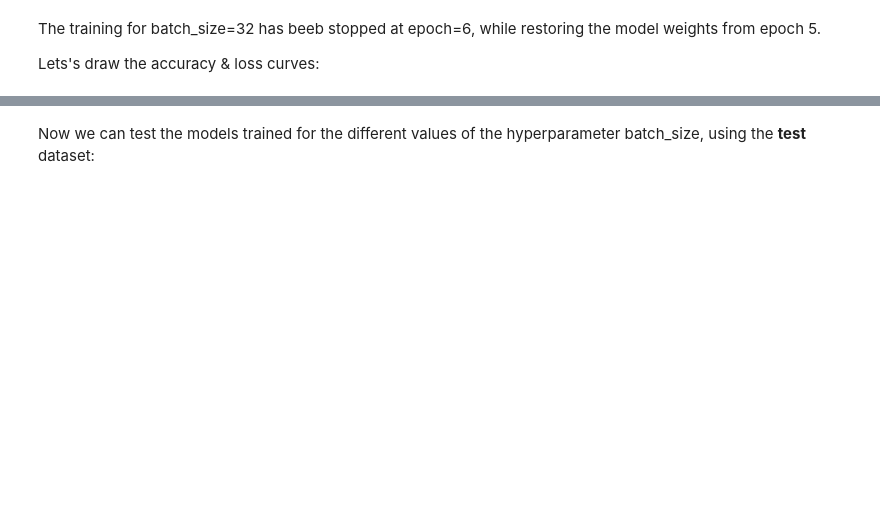
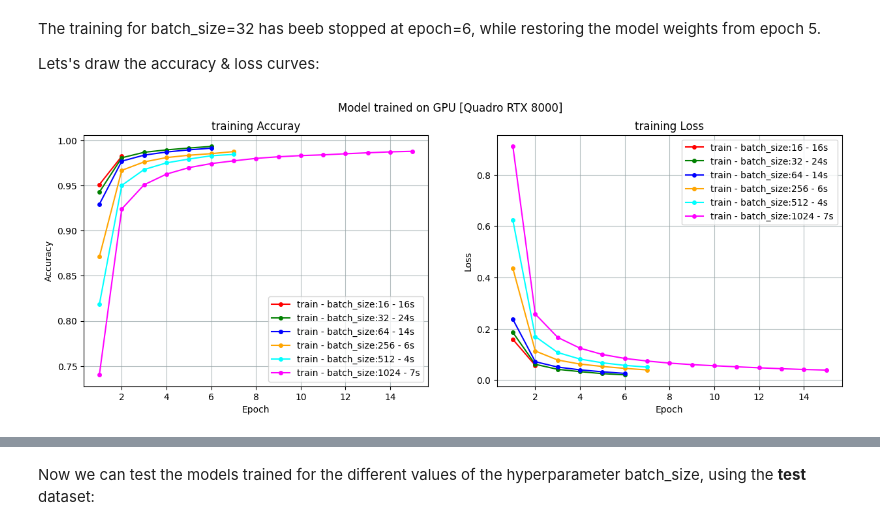
Before and after one commit to cjlux/Reproductibility-MNIST-CNN-GPU, a Jupyter notebook: MNIST_CNN_GPU-HyperP.ipynb, the cells around one changed output, grey strips where cells are left out. Cells and saved outputs as stored; diff of their text form; code cells hidden in the pictures; blank space fills up the shorter version.

```diff
--- a/MNIST_CNN_GPU-HyperP.ipynb
+++ b/MNIST_CNN_GPU-HyperP.ipynb
@@ -406,6 +420,10 @@ batch_size=1024, SEED=1234 Restoring model weights from the end of the best epoc
 The training for batch_size=32 has beeb stopped at epoch=6, while restoring the model weights from epoch 5.<br>
 
 Lets's draw the accuracy & loss curves:
+# %%
+plot_loss_accuracy_vs_hyperparam(H, NB_IM_TRAIN, plot_valid=False,)
+# %% [output]
+[figure, added]
 # %%
 plot_loss_accuracy_vs_hyperparam(H, NB_IM_TRAIN, plot_train=False,)
 # %% [output]
```
Also changed, not shown: parts of 10 cells of this notebook, 6 other files.
